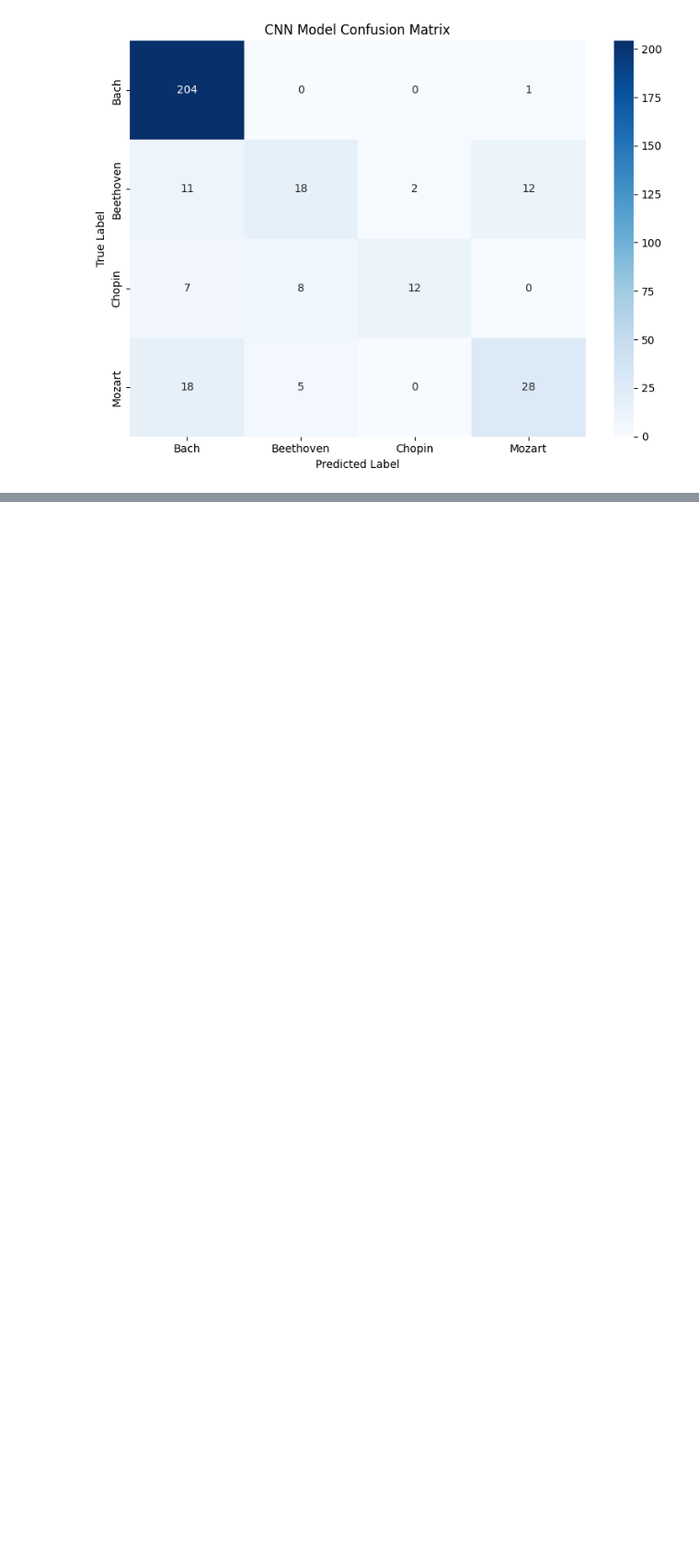
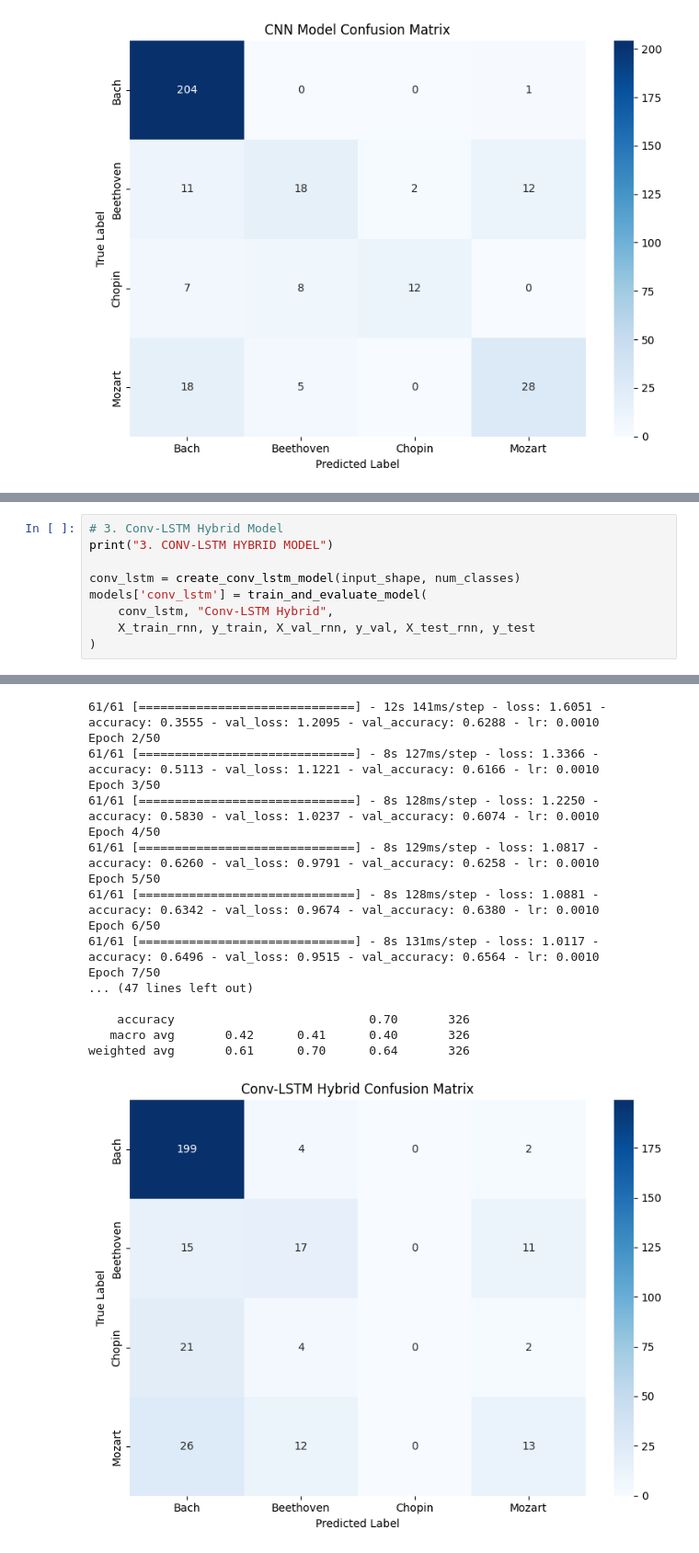
Before and after one commit to qmou11/music_genre_composer_classification, a Jupyter notebook: final prject (1).ipynb, the cells around one changed output, grey strips where cells are left out. Shown at 92% size. Cells and saved outputs as stored; diff of their text form; blank space fills up the shorter version.

```diff
--- a/final prject (1).ipynb
+++ b/final prject (1).ipynb
@@ -1081,0 +1476,10 @@ weighted avg       0.79      0.80      0.78       326
+# %%
+# 3. Conv-LSTM Hybrid Model
+print("3. CONV-LSTM HYBRID MODEL")
+
+conv_lstm = create_conv_lstm_model(input_shape, num_classes)
+models['conv_lstm'] = train_and_evaluate_model(
+    conv_lstm, "Conv-LSTM Hybrid",
+    X_train_rnn, y_train, X_val_rnn, y_val, X_test_rnn, y_test
+)
+# %% [output]
@@ -1081,0 +1504,18 @@ weighted avg       0.79      0.80      0.78       326
+61/61 [==============================] - 12s 141ms/step - loss: 1.6051 - accuracy: 0.3555 - val_loss: 1.2095 - val_accuracy: 0.6288 - lr: 0.0010
+Epoch 2/50
+61/61 [==============================] - 8s 127ms/step - loss: 1.3366 - accuracy: 0.5113 - val_loss: 1.1221 - val_accuracy: 0.6166 - lr: 0.0010
+Epoch 3/50
+61/61 [==============================] - 8s 128ms/step - loss: 1.2250 - accuracy: 0.5830 - val_loss: 1.0237 - val_accuracy: 0.6074 - lr: 0.0010
+Epoch 4/50
+61/61 [==============================] - 8s 129ms/step - loss: 1.0817 - accuracy: 0.6260 - val_loss: 0.9791 - val_accuracy: 0.6258 - lr: 0.0010
+Epoch 5/50
+61/61 [==============================] - 8s 128ms/step - loss: 1.0881 - accuracy: 0.6342 - val_loss: 0.9674 - val_accuracy: 0.6380 - lr: 0.0010
+Epoch 6/50
+61/61 [==============================] - 8s 131ms/step - loss: 1.0117 - accuracy: 0.6496 - val_loss: 0.9515 - val_accuracy: 0.6564 - lr: 0.0010
+Epoch 7/50
+... (47 lines left out)
+
+    accuracy                           0.70       326
+   macro avg       0.42      0.41      0.40       326
+weighted avg       0.61      0.70      0.64       326
+[figure, added]
```
Also changed, not shown: parts of 11 cells of this notebook.
